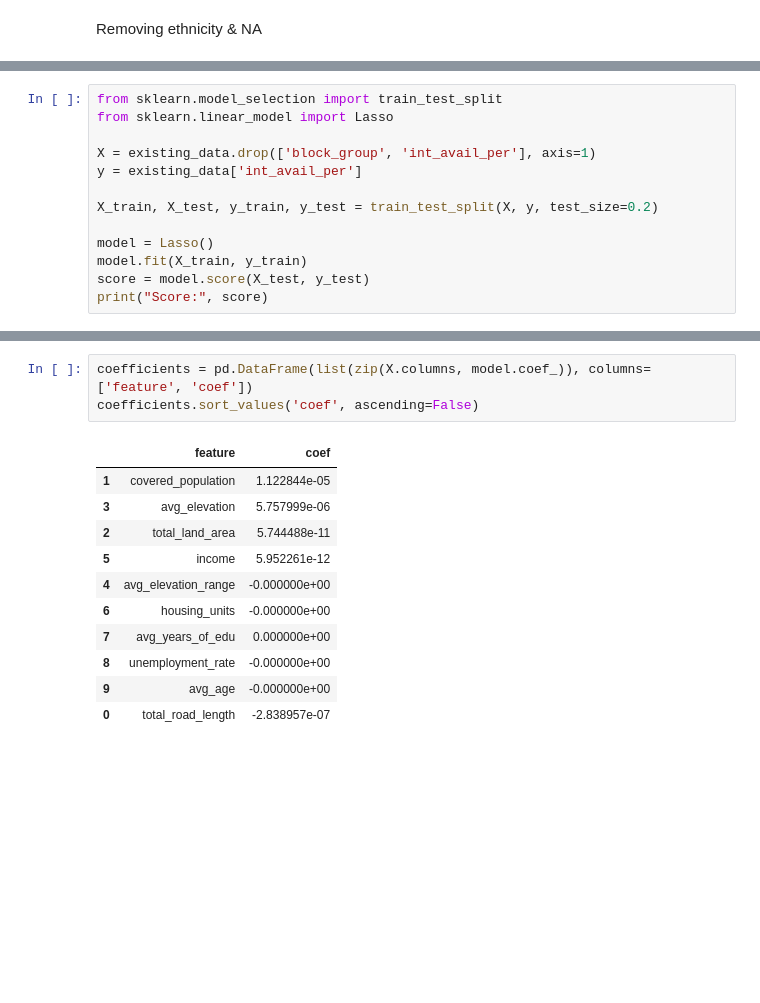
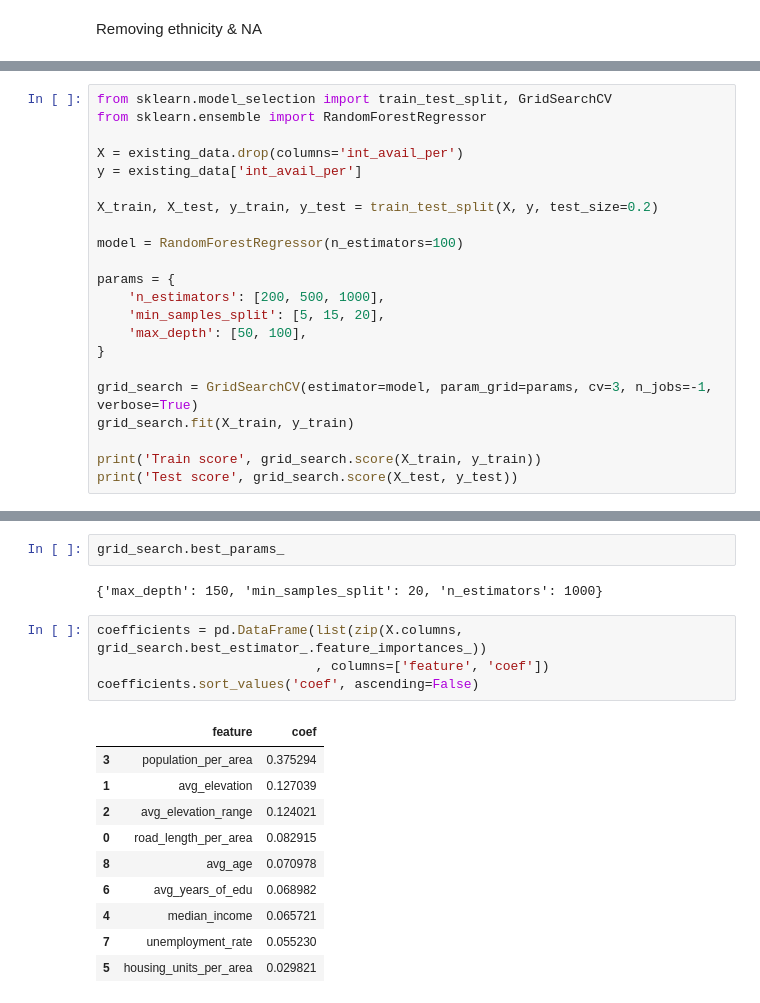
Before and after one commit to fccdsicapstone/data-exploration, a Jupyter notebook: internet_access_rate_analysis_model.ipynb, the cells around one changed output, grey strips where cells are left out. Saved outputs shown, nothing was run; the diff lists cells and outputs as text; blank space fills up the shorter version.

```diff
--- a/internet_access_rate_analysis_model.ipynb
+++ b/internet_access_rate_analysis_model.ipynb
@@ -202,14 +202,23 @@ sns.heatmap(corr, ax=ax, cmap='RdYlGn', square=True, annot=True)
 # %%
-from sklearn.model_selection import train_test_split
-from sklearn.linear_model import Lasso
+from sklearn.model_selection import train_test_split, GridSearchCV
+from sklearn.ensemble import RandomForestRegressor
 
-X = existing_data.drop(['block_group', 'int_avail_per'], axis=1)
+X = existing_data.drop(columns='int_avail_per')
 y = existing_data['int_avail_per']
 
 X_train, X_test, y_train, y_test = train_test_split(X, y, test_size=0.2)
 
-model = Lasso()
-model.fit(X_train, y_train)
-score = model.score(X_test, y_test)
-print("Score:", score)
+model = RandomForestRegressor(n_estimators=100)
+
+params = {
+    'n_estimators': [200, 500, 1000],
+    'min_samples_split': [5, 15, 20],
+    'max_depth': [50, 100],
+}
+
+grid_search = GridSearchCV(estimator=model, param_grid=params, cv=3, n_jobs=-1, verbose=True)
+grid_search.fit(X_train, y_train)
+
+print('Train score', grid_search.score(X_train, y_train))
+print('Test score', grid_search.score(X_test, y_test))
 # %% [output]
@@ -217,15 +230,19 @@ Score: 0.12701795480954203
+# %%
+grid_search.best_params_
+# %% [output]
+{'max_depth': 150, 'min_samples_split': 20, 'n_estimators': 1000}
 # %%
-coefficients = pd.DataFrame(list(zip(X.columns, model.coef_)), columns=['feature', 'coef'])
+coefficients = pd.DataFrame(list(zip(X.columns, grid_search.best_estimator_.feature_importances_))
+                            , columns=['feature', 'coef'])
 coefficients.sort_values('coef', ascending=False)
 # %% [output]
 |  | feature | coef |
-| 1 | covered_population | 1.122844e-05 |
-| 3 | avg_elevation | 5.757999e-06 |
-| 2 | total_land_area | 5.744488e-11 |
-| 5 | income | 5.952261e-12 |
-| 4 | avg_elevation_range | -0.000000e+00 |
-| 6 | housing_units | -0.000000e+00 |
-| 7 | avg_years_of_edu | 0.000000e+00 |
-| 8 | unemployment_rate | -0.000000e+00 |
-| 9 | avg_age | -0.000000e+00 |
-| 0 | total_road_length | -2.838957e-07 |
+| 3 | population_per_area | 0.375294 |
+| 1 | avg_elevation | 0.127039 |
+| 2 | avg_elevation_range | 0.124021 |
+| 0 | road_length_per_area | 0.082915 |
+| 8 | avg_age | 0.070978 |
+| 6 | avg_years_of_edu | 0.068982 |
+| 4 | median_income | 0.065721 |
+| 7 | unemployment_rate | 0.055230 |
+| 5 | housing_units_per_area | 0.029821 |
```
Also changed, not shown: parts of 9 cells of this notebook.
